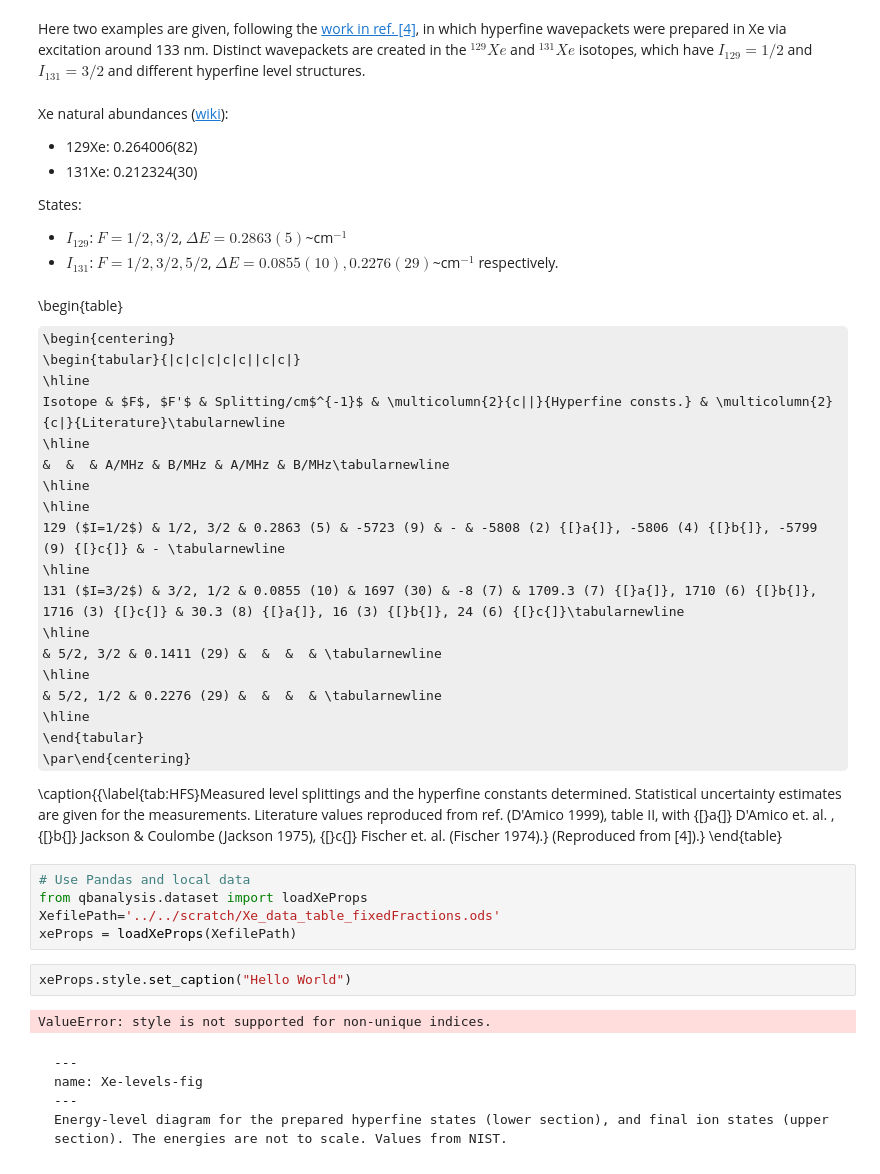
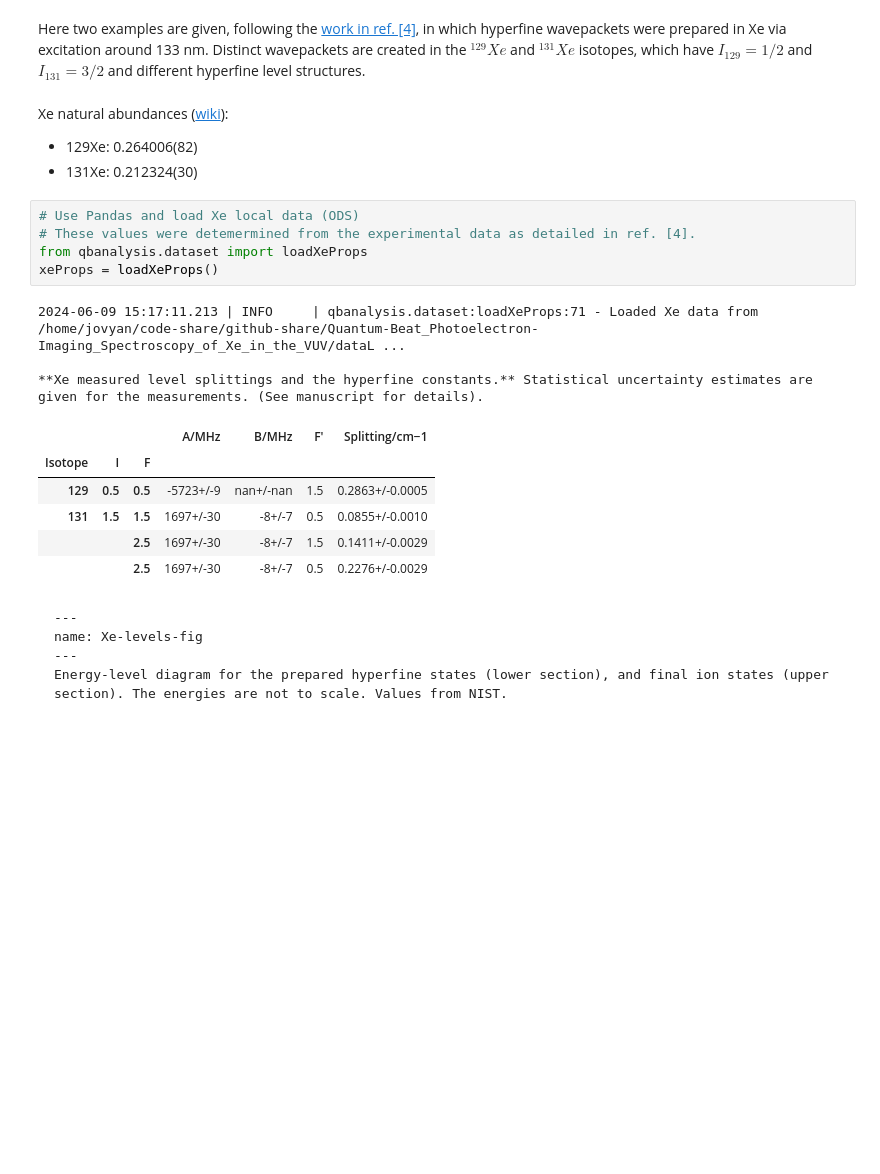
Before and after one commit to phockett/Quantum-Beat_Photoelectron-Imaging_Spectroscopy_of_Xe_in_the_VUV, a Jupyter notebook: notebooks/4_modelling/4.01_hyperfine_beats_modelling_060624.ipynb, the cells around one changed output. Saved outputs shown, nothing was run; the diff lists cells and outputs as text; some formulas as TeX source; blank space fills up the shorter version.

Commit message:
Added dataLocal, Xe atomic data and loadXeProps() functionality.

````diff
--- a/notebooks/4_modelling/4.01_hyperfine_beats_modelling_060624.ipynb
+++ b/notebooks/4_modelling/4.01_hyperfine_beats_modelling_060624.ipynb
@@ -170,43 +180,21 @@ Xe natural abundances ([wiki](https://en.wikipedia.org/wiki/Isotopes_of_xenon#Li
 
 - 129Xe: 0.264006(82)
 - 131Xe: 0.212324(30)
-
-States:
-
-- $I_{129}$: $F=1/2,3/2$, $\Delta E=0.2863(5)$~cm$^{-1}$
-- $I_{131}$: $F=1/2,3/2,5/2$, $\Delta E=0.0855(10),0.2276(29)$~cm$^{-1}$ respectively.
-# %% [markdown]
-\begin{table}
-\begin{centering}
-\begin{tabular}{|c|c|c|c|c||c|c|}
-\hline
-Isotope & $F$, $F'$ & Splitting/cm$^{-1}$ & \multicolumn{2}{c||}{Hyperfine consts.} & \multicolumn{2}{c|}{Literature}\tabularnewline
-\hline
- &  &  & A/MHz & B/MHz & A/MHz & B/MHz\tabularnewline
-\hline
-\hline
-129 ($I=1/2$) & 1/2, 3/2 & 0.2863 (5) & -5723 (9) & - & -5808 (2) {[}a{]}, -5806 (4) {[}b{]}, -5799 (9) {[}c{]} & - \tabularnewline
-\hline
-131 ($I=3/2$) & 3/2, 1/2 & 0.0855 (10) & 1697 (30) & -8 (7) & 1709.3 (7) {[}a{]}, 1710 (6) {[}b{]}, 1716 (3) {[}c{]} & 30.3 (8) {[}a{]}, 16 (3) {[}b{]}, 24 (6) {[}c{]}\tabularnewline
-\hline
- & 5/2, 3/2 & 0.1411 (29) &  &  &  & \tabularnewline
-\hline
- & 5/2, 1/2 & 0.2276 (29) &  &  &  & \tabularnewline
-\hline
-\end{tabular}
-\par\end{centering}
-
-\caption{{\label{tab:HFS}Measured level splittings and the hyperfine constants determined. Statistical uncertainty estimates are given for the measurements. Literature values reproduced from ref. (D'Amico 1999), table II, with {[}a{]} D'Amico et. al. , {[}b{]} Jackson \& Coulombe (Jackson 1975), {[}c{]} Fischer et. al. (Fischer 1974).} (Reproduced from [4]).}
-\end{table}
 # %%
-# Use Pandas and local data
+# Use Pandas and load Xe local data (ODS)
+# These values were detemermined from the experimental data as detailed in ref. [4].
 from qbanalysis.dataset import loadXeProps
-XefilePath='../../scratch/Xe_data_table_fixedFractions.ods'
-xeProps = loadXeProps(XefilePath)
+xeProps = loadXeProps()
+# %% [output]
+2024-06-09 15:17:11.213 | INFO     | qbanalysis.dataset:loadXeProps:71 - Loaded Xe data from /home/jovyan/code-share/github-share/Quantum-Beat_Photoelectron-Imaging_Spectroscopy_of_Xe_in_the_VUV/dataL ...
+
+**Xe measured level splittings and the hyperfine constants.** Statistical uncertainty estimates are given for the measurements. (See manuscript for details).
+|  |  |  | A/MHz | B/MHz | F′ | Splitting/cm−1 |
+| Isotope | I | F |  |  |  |  |
+| 129 | 0.5 | 0.5 | -5723+/-9 | nan+/-nan | 1.5 | 0.2863+/-0.0005 |
+| 131 | 1.5 | 1.5 | 1697+/-30 | -8+/-7 | 0.5 | 0.0855+/-0.0010 |
+|  |  | 2.5 | 1697+/-30 | -8+/-7 | 1.5 | 0.1411+/-0.0029 |
+|  |  | 2.5 | 1697+/-30 | -8+/-7 | 0.5 | 0.2276+/-0.0029 |
-# %%
-xeProps.style.set_caption("Hello World")
-# %% [output]
-ValueError: style is not supported for non-unique indices.
 # %% [markdown]
 ```{figure} ../Level_Drawing_edit_310518.svg
 ---
````
Also changed, not shown: parts of 1 cell of this notebook, 4 other files.
